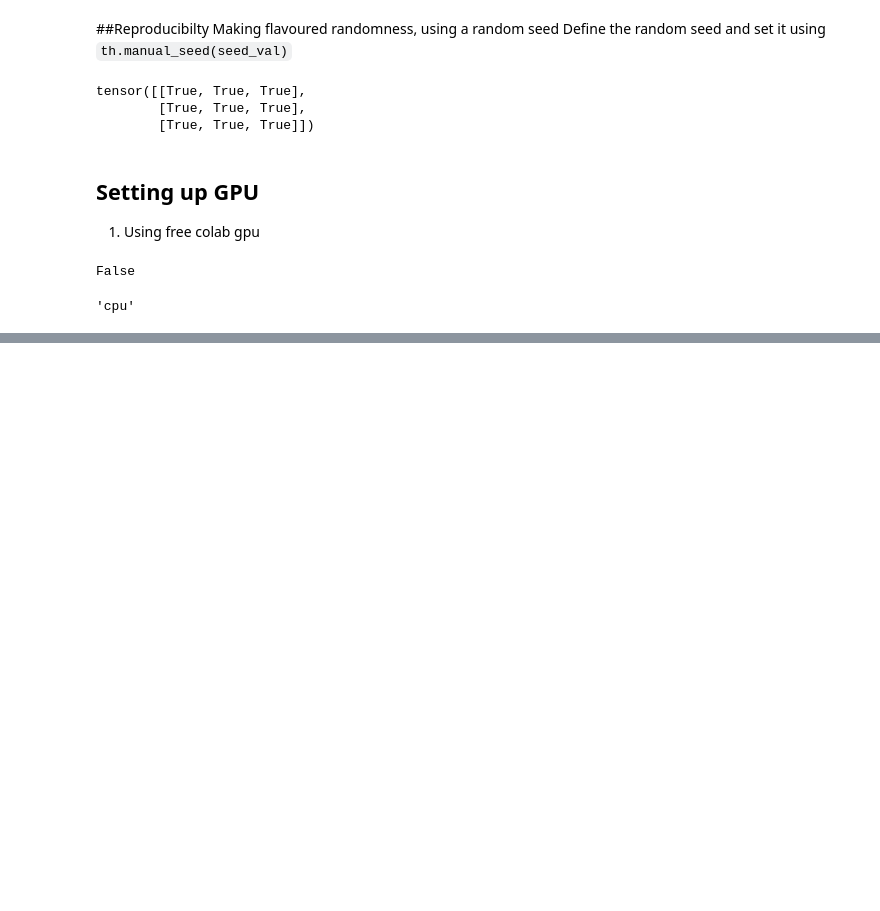
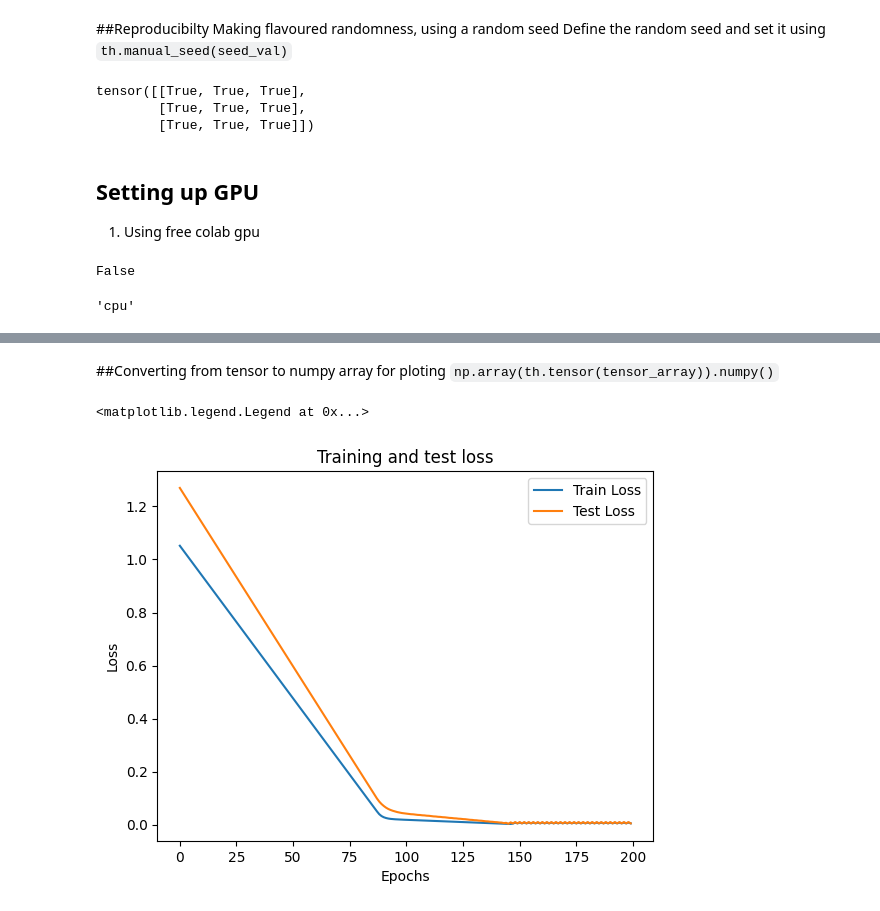
Before and after one commit to vanshdhar999/Pytorch-Intro, a Jupyter notebook: Pytorch101.ipynb, the cells around one changed output, grey strips where cells are left out. Drawn from its saved outputs; the diff is of its cells as text; code cells hidden in the pictures; blank space fills up the shorter version.

```diff
--- a/Pytorch101.ipynb
+++ b/Pytorch101.ipynb
@@ -310,0 +452,9 @@ device
+# %%
+#Setting up a loss function
+
+loss_fn = nn.L1Loss()
+
+## Setting up a optimizer
+
+optimizer = th.optim.SGD(params=linear_model.parameters(),
+                         lr=0.01)
@@ -310,0 +538,16 @@ device
+# %% [markdown]
+##Converting from tensor to numpy array for ploting
+`np.array(th.tensor(tensor_array)).numpy()`
+# %%
+## Plot the training and test loss curves
+
+plt.plot(epoch_count,np.array(th.tensor(train_loss).numpy()), label="Train Loss")
+plt.plot(epoch_count, np.array(th.tensor(test_loss_count).numpy()), label="Test Loss")
+
+plt.title("Training and test loss")
+plt.xlabel("Epochs")
+plt.ylabel("Loss")
+plt.legend()
+# %% [output]
+<matplotlib.legend.Legend at 0x...>
+[figure, added]
```
Also changed, not shown: parts of 26 cells of this notebook.
